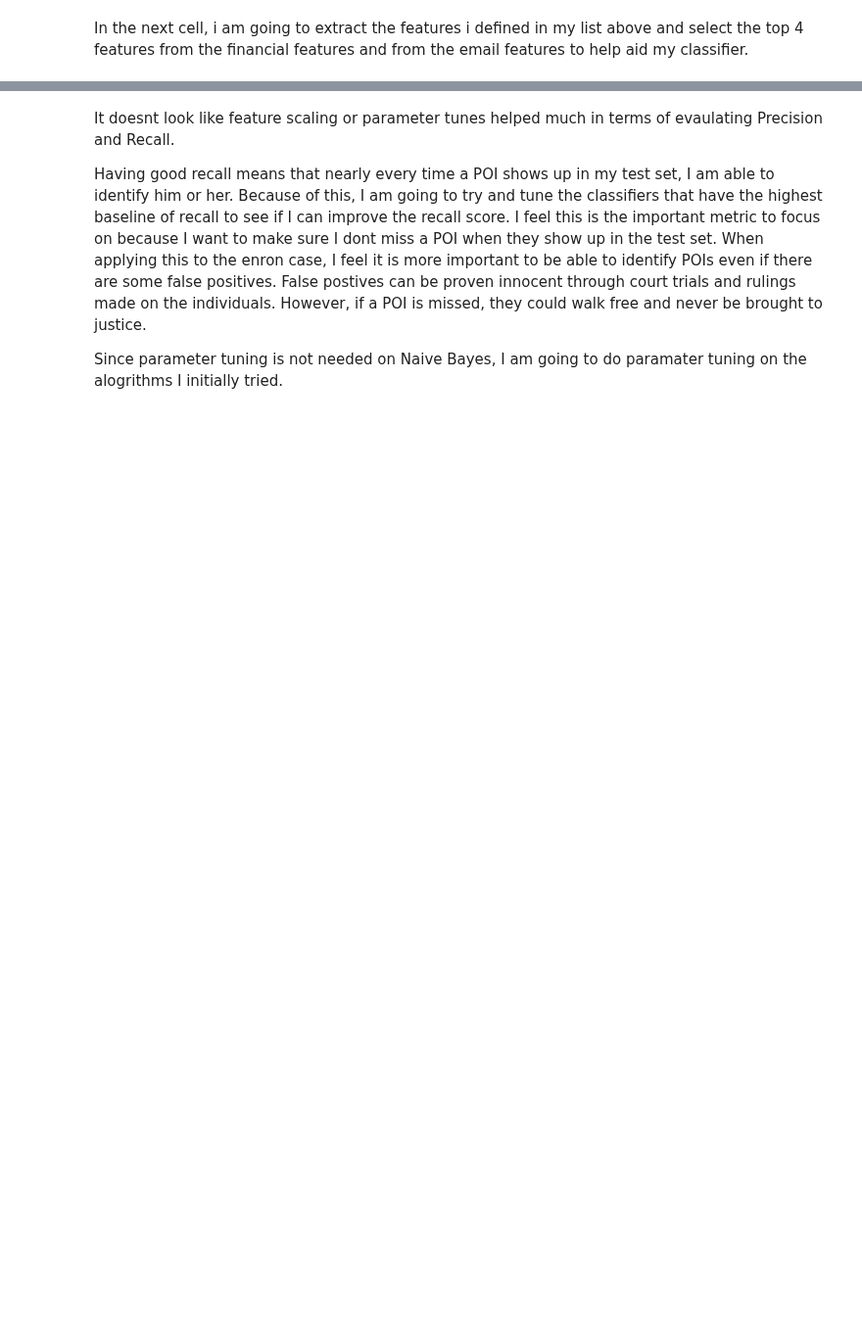
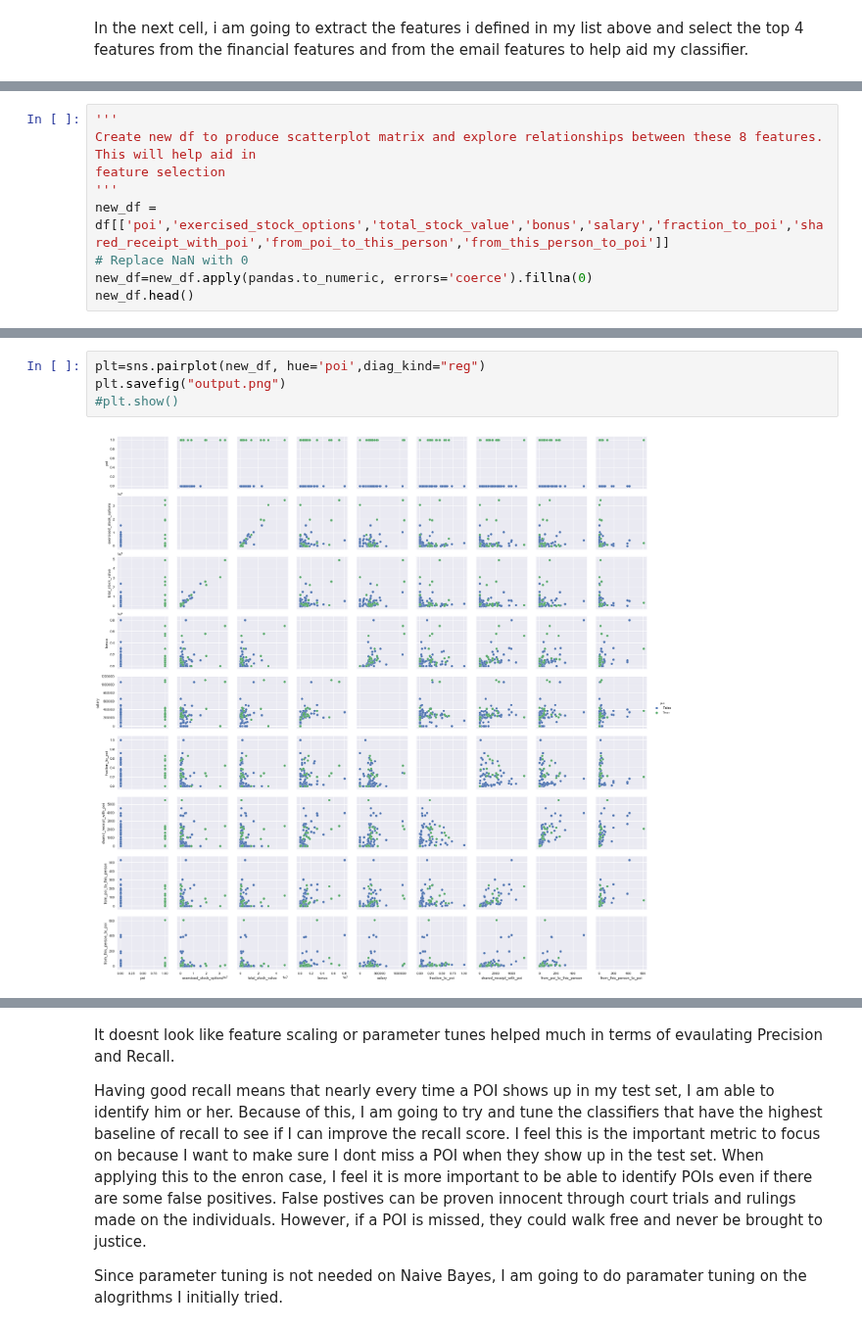
Before and after one commit to nmeliasp/MachineLearning-FinalProject, a Jupyter notebook: Machine Learning Final Project.ipynb, the cells around one changed output, grey strips where cells are left out. Shown at 98% size. Cells and saved outputs as stored; diff of their text form; blank space fills up the shorter version.

Commit message:
Tested Feature combinations to validate feature selection. Final version for 2nd submission

```diff
--- a/Machine Learning Final Project.ipynb
+++ b/Machine Learning Final Project.ipynb
@@ -216,3 +219,12 @@ Feature 	               Score
 
 
  Features from the financial data seem to be the best features to use to input them into our classifier. I'm going to compare this when I run SelectKBest on all features and also to SelectPercentile
+# %%
+'''
+Create new df to produce scatterplot matrix and explore relationships between these 8 features. This will help aid in
+feature selection
+'''
+new_df = df[['poi','exercised_stock_options','total_stock_value','bonus','salary','fraction_to_poi','shared_receipt_with_poi','from_poi_to_this_person','from_this_person_to_poi']]
+# Replace NaN with 0
+new_df=new_df.apply(pandas.to_numeric, errors='coerce').fillna(0)
+new_df.head()
@@ -219 +238,7 @@ Feature 	               Score
+# %%
+plt=sns.pairplot(new_df, hue='poi',diag_kind="reg")
+plt.savefig("output.png")
+#plt.show()
+# %% [output]
+[figure, added]
 # %%
```
Also changed, not shown: parts of 24 cells of this notebook.
